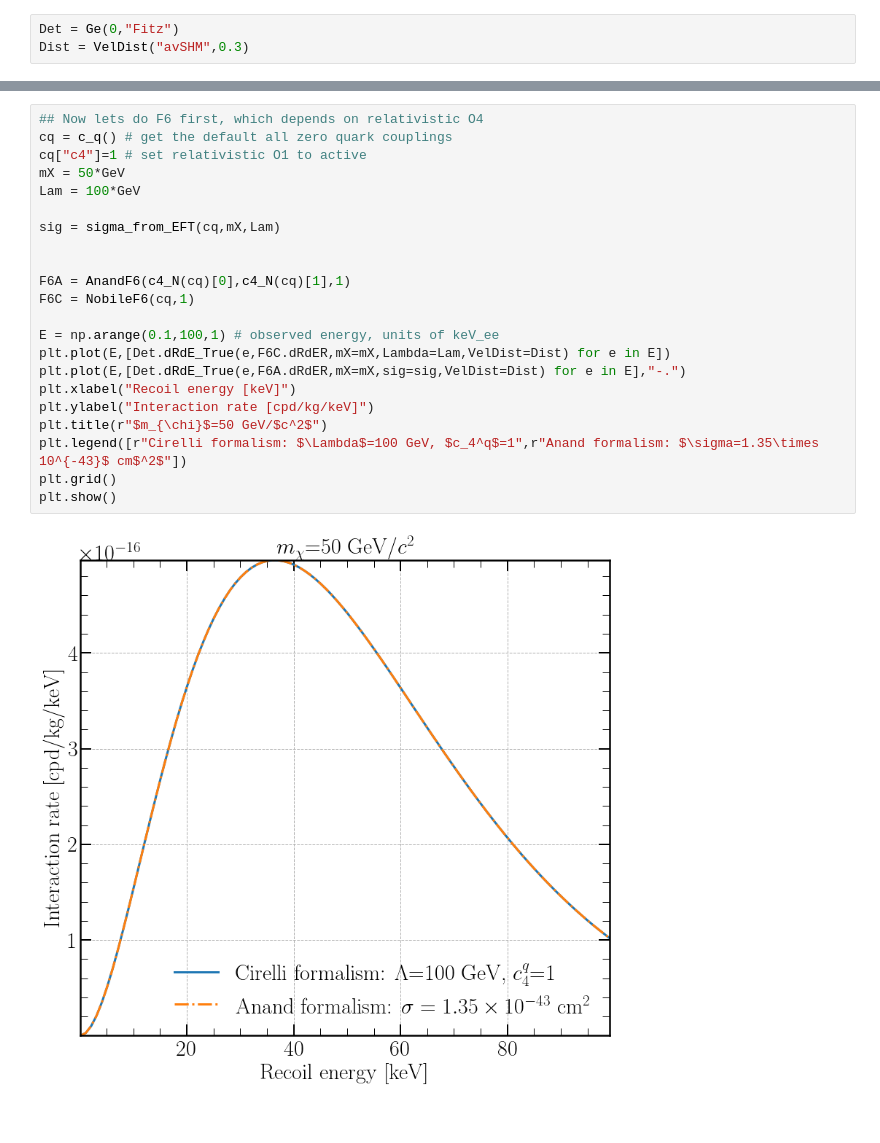
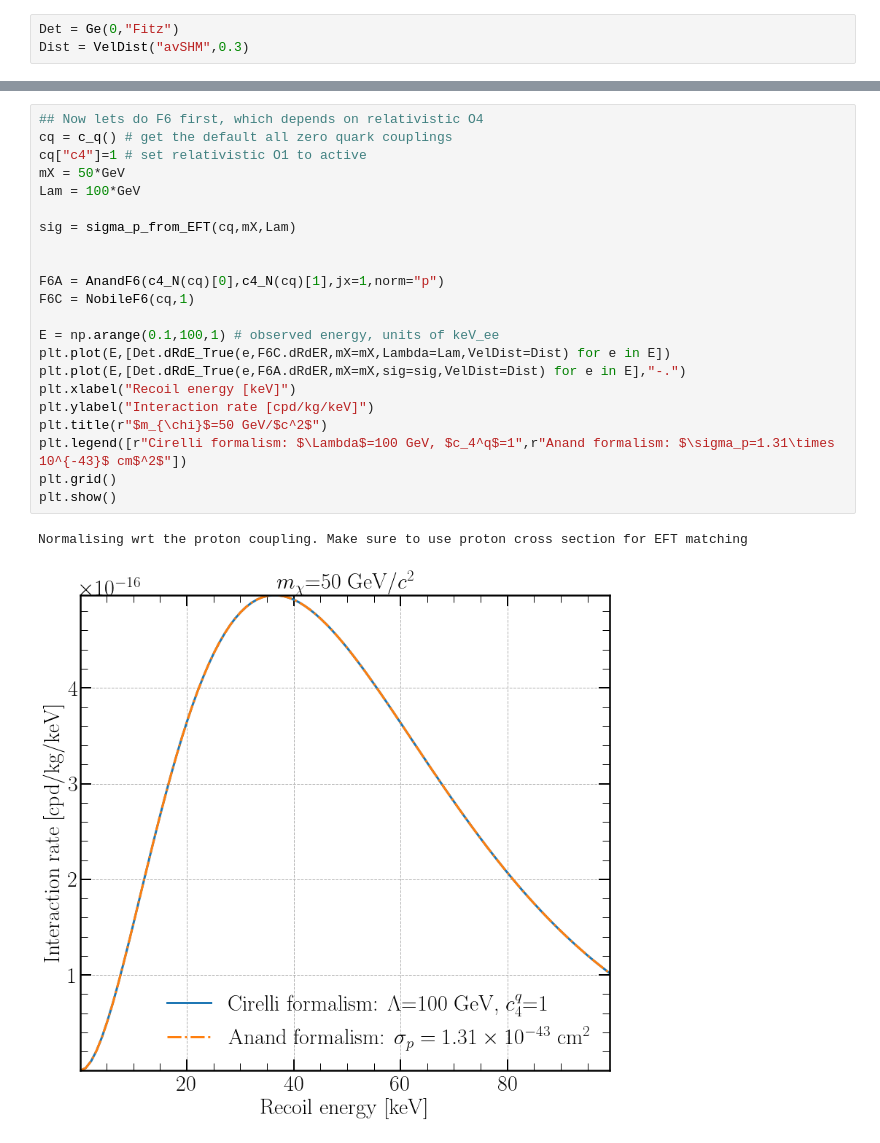
Before and after one commit to mjzurowski/sgm, a Jupyter notebook: Demo.ipynb, the cells around one changed output, grey strips where cells are left out. Drawn from its saved outputs; the diff is of its cells as text.

```diff
--- a/Demo.ipynb
+++ b/Demo.ipynb
@@ -185,24 +190,25 @@ plt.show()
-# %%
-## Now lets do F6 first, which depends on relativistic O4
-cq = c_q() # get the default all zero quark couplings
-cq["c4"]=1 # set relativistic O1 to active
-mX = 50*GeV
-Lam = 100*GeV
-
-sig = sigma_from_EFT(cq,mX,Lam)
-
-
-F6A = AnandF6(c4_N(cq)[0],c4_N(cq)[1],1)
-F6C = NobileF6(cq,1)
-
-E = np.arange(0.1,100,1) # observed energy, units of keV_ee
-plt.plot(E,[Det.dRdE_True(e,F6C.dRdER,mX=mX,Lambda=Lam,VelDist=Dist) for e in E])
-plt.plot(E,[Det.dRdE_True(e,F6A.dRdER,mX=mX,sig=sig,VelDist=Dist) for e in E],"-.")
-plt.xlabel("Recoil energy [keV]")
-plt.ylabel("Interaction rate [cpd/kg/keV]")
-plt.title(r"$m_{\chi}$=50 GeV/$c^2$")
-plt.legend([r"Cirelli formalism: $\Lambda$=100 GeV, $c_4^q$=1",r"Anand formalism: $\sigma=1.35\times 10^{-43}$ cm$^2$"])
-plt.grid()
-plt.show()
-# %% [output]
-[figure, removed]
+# %%
+## Now lets do F6 first, which depends on relativistic O4
+cq = c_q() # get the default all zero quark couplings
+cq["c4"]=1 # set relativistic O1 to active
+mX = 50*GeV
+Lam = 100*GeV
+
+sig = sigma_p_from_EFT(cq,mX,Lam)
+
+
+F6A = AnandF6(c4_N(cq)[0],c4_N(cq)[1],jx=1,norm="p")
+F6C = NobileF6(cq,1)
+
+E = np.arange(0.1,100,1) # observed energy, units of keV_ee
+plt.plot(E,[Det.dRdE_True(e,F6C.dRdER,mX=mX,Lambda=Lam,VelDist=Dist) for e in E])
+plt.plot(E,[Det.dRdE_True(e,F6A.dRdER,mX=mX,sig=sig,VelDist=Dist) for e in E],"-.")
+plt.xlabel("Recoil energy [keV]")
+plt.ylabel("Interaction rate [cpd/kg/keV]")
+plt.title(r"$m_{\chi}$=50 GeV/$c^2$")
+plt.legend([r"Cirelli formalism: $\Lambda$=100 GeV, $c_4^q$=1",r"Anand formalism: $\sigma_p=1.31\times 10^{-43}$ cm$^2$"])
+plt.grid()
+plt.show()
+# %% [output]
+Normalising wrt the proton coupling. Make sure to use proton cross section for EFT matching
+[figure, added]
```
Also changed, not shown: parts of 19 cells of this notebook, 3 other files.
